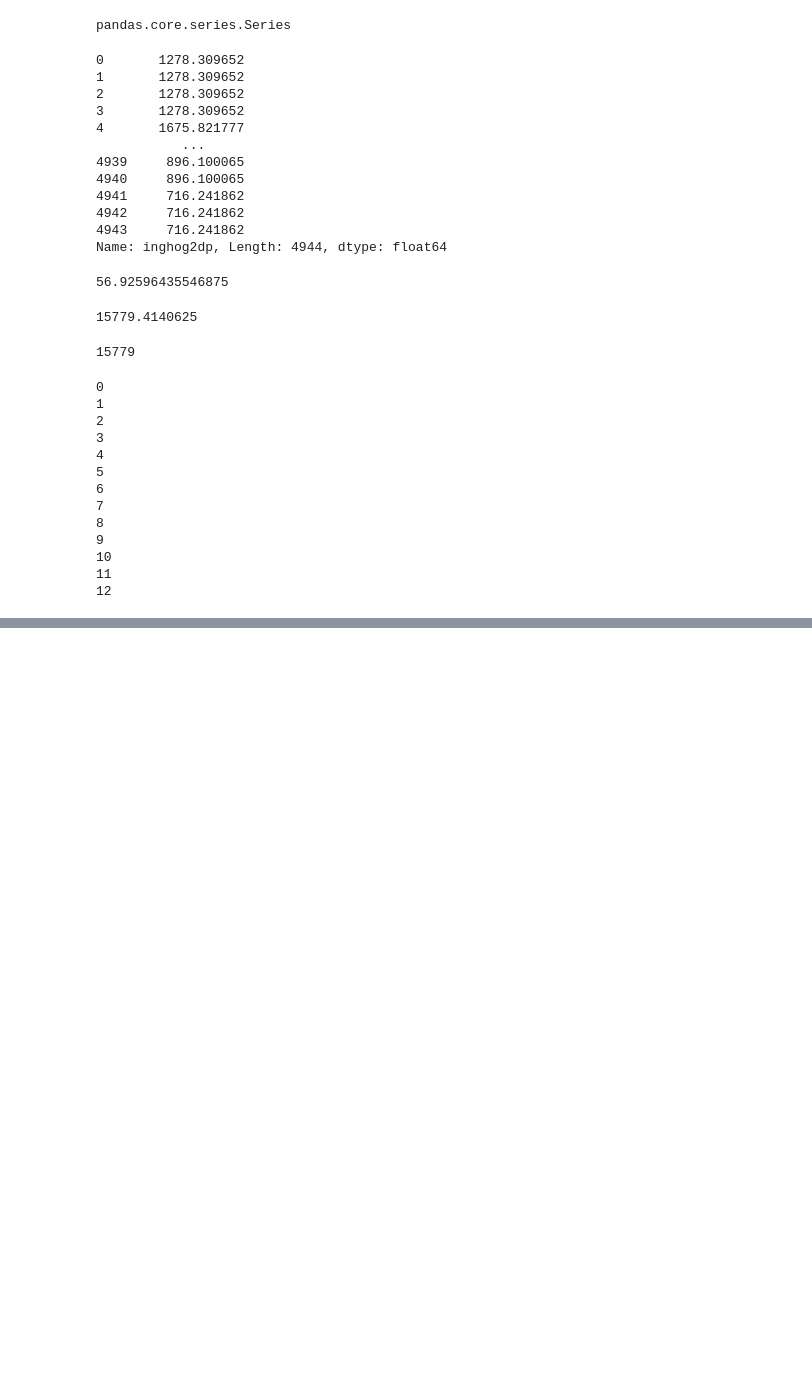
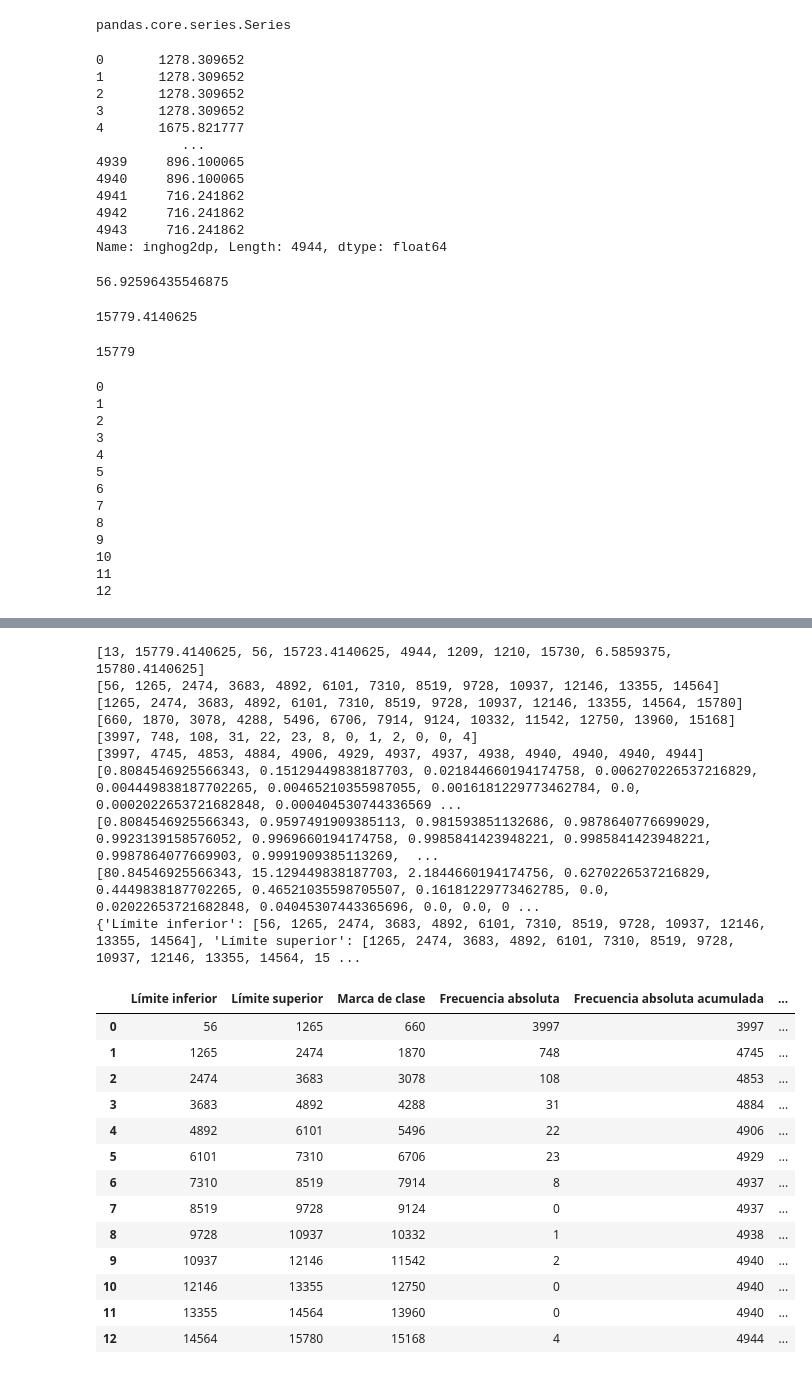
Before and after one commit to Xavier-ML/BIOESTADISTICA-XAVIER-ML, a Jupyter notebook: BD_Lambayeque22_ENAHO.ipynb, the cells around one changed output, grey strips where cells are left out. Saved outputs shown, nothing was run; the diff lists cells and outputs as text; code cells hidden in the pictures; blank space fills up the shorter version.

```diff
--- a/BD_Lambayeque22_ENAHO.ipynb
+++ b/BD_Lambayeque22_ENAHO.ipynb
@@ -307,0 +281,28 @@ tabla_frecuencias_agrupadas(inghog2dp)
+# %%
+tabla_frecuencias_inghog2dp = tabla_frecuencias_agrupadas(inghog2dp)
+tabla_frecuencias_inghog2dp
+# %% [output]
+[13, 15779.4140625, 56, 15723.4140625, 4944, 1209, 1210, 15730, 6.5859375, 15780.4140625]
+[56, 1265, 2474, 3683, 4892, 6101, 7310, 8519, 9728, 10937, 12146, 13355, 14564]
+[1265, 2474, 3683, 4892, 6101, 7310, 8519, 9728, 10937, 12146, 13355, 14564, 15780]
+[660, 1870, 3078, 4288, 5496, 6706, 7914, 9124, 10332, 11542, 12750, 13960, 15168]
+[3997, 748, 108, 31, 22, 23, 8, 0, 1, 2, 0, 0, 4]
+[3997, 4745, 4853, 4884, 4906, 4929, 4937, 4937, 4938, 4940, 4940, 4940, 4944]
+[0.8084546925566343, 0.15129449838187703, 0.021844660194174758, 0.006270226537216829, 0.004449838187702265, 0.00465210355987055, 0.0016181229773462784, 0.0, 0.0002022653721682848, 0.000404530744336569 ...
+[0.8084546925566343, 0.9597491909385113, 0.981593851132686, 0.9878640776699029, 0.9923139158576052, 0.9969660194174758, 0.9985841423948221, 0.9985841423948221, 0.9987864077669903, 0.9991909385113269,  ...
+[80.84546925566343, 15.129449838187703, 2.1844660194174756, 0.6270226537216829, 0.4449838187702265, 0.46521035598705507, 0.16181229773462785, 0.0, 0.02022653721682848, 0.04045307443365696, 0.0, 0.0, 0 ...
+{'Límite inferior': [56, 1265, 2474, 3683, 4892, 6101, 7310, 8519, 9728, 10937, 12146, 13355, 14564], 'Límite superior': [1265, 2474, 3683, 4892, 6101, 7310, 8519, 9728, 10937, 12146, 13355, 14564, 15 ...
+|  | Límite inferior | Límite superior | Marca de clase | Frecuencia absoluta | Frecuencia absoluta acumulada | ... |
+| 0 | 56 | 1265 | 660 | 3997 | 3997 | ... |
+| 1 | 1265 | 2474 | 1870 | 748 | 4745 | ... |
+| 2 | 2474 | 3683 | 3078 | 108 | 4853 | ... |
+| 3 | 3683 | 4892 | 4288 | 31 | 4884 | ... |
+| 4 | 4892 | 6101 | 5496 | 22 | 4906 | ... |
+| 5 | 6101 | 7310 | 6706 | 23 | 4929 | ... |
+| 6 | 7310 | 8519 | 7914 | 8 | 4937 | ... |
+| 7 | 8519 | 9728 | 9124 | 0 | 4937 | ... |
+| 8 | 9728 | 10937 | 10332 | 1 | 4938 | ... |
+| 9 | 10937 | 12146 | 11542 | 2 | 4940 | ... |
+| 10 | 12146 | 13355 | 12750 | 0 | 4940 | ... |
+| 11 | 13355 | 14564 | 13960 | 0 | 4940 | ... |
+| 12 | 14564 | 15780 | 15168 | 4 | 4944 | ... |
```
Also changed, not shown: parts of 6 cells of this notebook.
